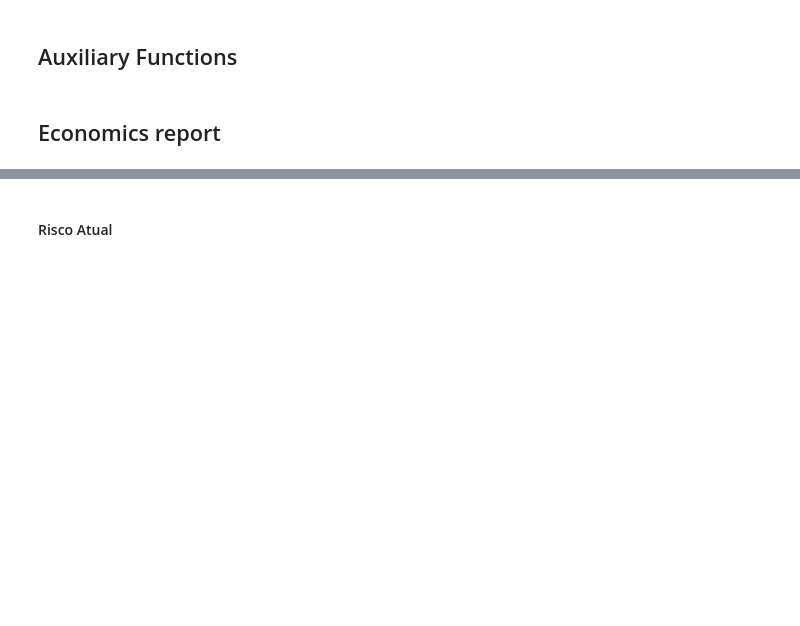
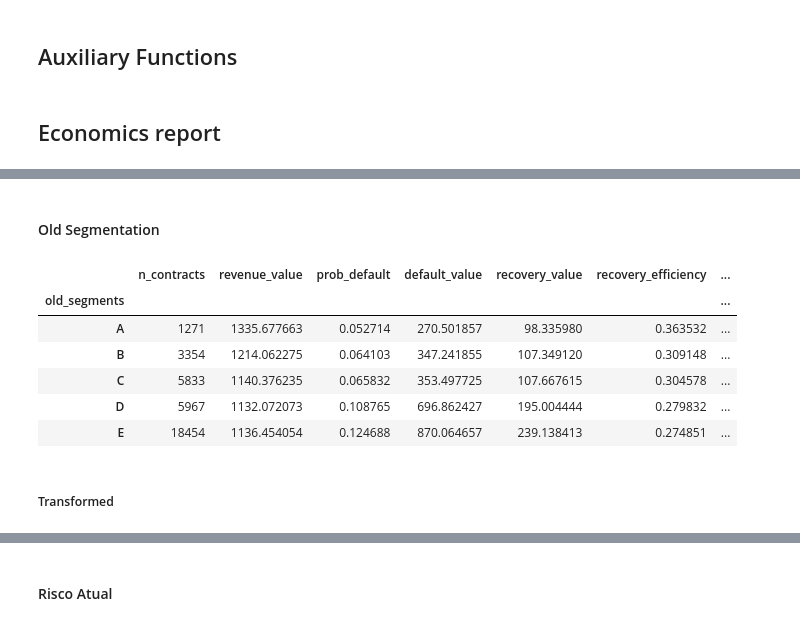
Before and after one commit to loft-br/cp-score-imobiliaria, a Jupyter notebook: notebooks/econ_calculator.ipynb, the cells around one changed output, grey strips where cells are left out. Cells and saved outputs as stored; diff of their text form; code cells hidden in the pictures; blank space fills up the shorter version.

```diff
--- a/notebooks/econ_calculator.ipynb
+++ b/notebooks/econ_calculator.ipynb
@@ -170,0 +199,15 @@ report
+# %% [markdown]
+#### Old Segmentation
+# %%
+report_old = report_economics2(["old_segments"], revenues_pivot, defaults_pivot, recoveries_pivot)
+report_old
+# %% [output]
+|  | n_contracts | revenue_value | prob_default | default_value | recovery_value | recovery_efficiency | ... |
+| old_segments |  |  |  |  |  |  | ... |
+| A | 1271 | 1335.677663 | 0.052714 | 270.501857 | 98.335980 | 0.363532 | ... |
+| B | 3354 | 1214.062275 | 0.064103 | 347.241855 | 107.349120 | 0.309148 | ... |
+| C | 5833 | 1140.376235 | 0.065832 | 353.497725 | 107.667615 | 0.304578 | ... |
+| D | 5967 | 1132.072073 | 0.108765 | 696.862427 | 195.004444 | 0.279832 | ... |
+| E | 18454 | 1136.454054 | 0.124688 | 870.064657 | 239.138413 | 0.274851 | ... |
+# %% [markdown]
+##### Transformed
```
Also changed, not shown: parts of 34 cells of this notebook.
